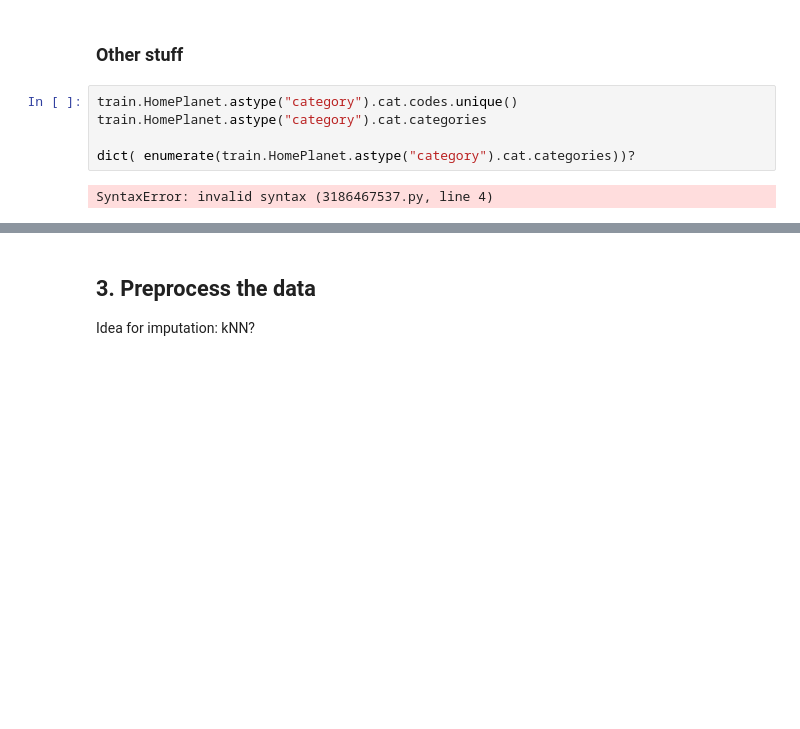
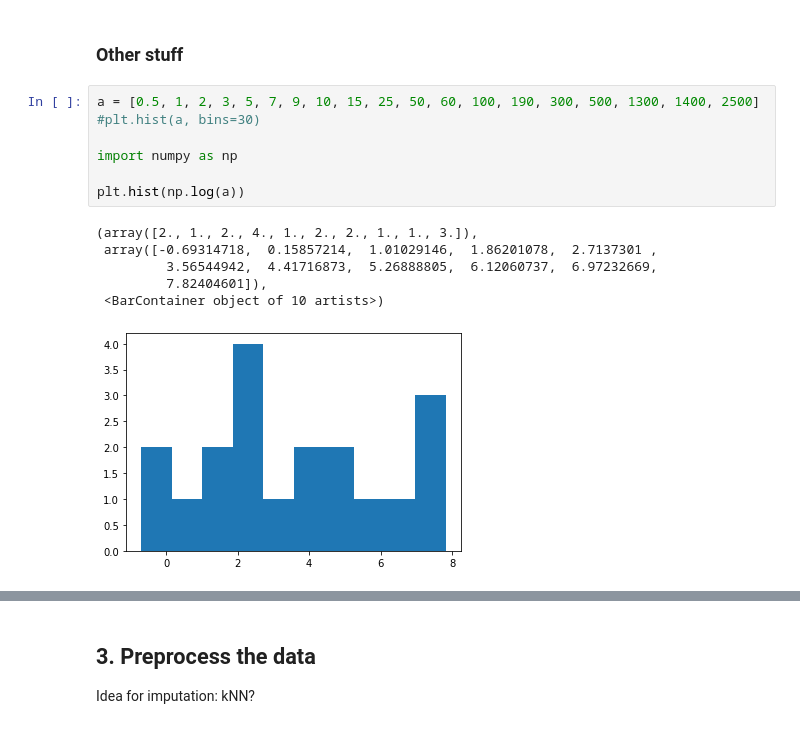
Before and after one commit to PatrickSVM/Spaceship-Titanic-Kaggle-Challenge, a Jupyter notebook: Spaceship_Titanic.ipynb, the cells around one changed output, grey strips where cells are left out. Saved outputs shown, nothing was run; the diff lists cells and outputs as text; blank space fills up the shorter version.

```diff
--- a/Spaceship_Titanic.ipynb
+++ b/Spaceship_Titanic.ipynb
@@ -598,10 +598,17 @@ hi[(hi.Age==0) & (hi.Group_pos==1) & (hi.Group_size==1)]
 **TO-DO: Put this analysis first.**
 # %% [markdown]
 ### Other stuff
-# %%
-train.HomePlanet.astype("category").cat.codes.unique()
-train.HomePlanet.astype("category").cat.categories
-
-dict( enumerate(train.HomePlanet.astype("category").cat.categories))?
-# %% [output]
-SyntaxError: invalid syntax (3186467537.py, line 4)
+# %%
+a = [0.5, 1, 2, 3, 5, 7, 9, 10, 15, 25, 50, 60, 100, 190, 300, 500, 1300, 1400, 2500]
+#plt.hist(a, bins=30)
+
+import numpy as np
+
+plt.hist(np.log(a))
+# %% [output]
+(array([2., 1., 2., 4., 1., 2., 2., 1., 1., 3.]),
+ array([-0.69314718,  0.15857214,  1.01029146,  1.86201078,  2.7137301 ,
+         3.56544942,  4.41716873,  5.26888805,  6.12060737,  6.97232669,
+         7.82404601]),
+ <BarContainer object of 10 artists>)
+[figure, added]
```
Also changed, not shown: parts of 9 cells of this notebook.
